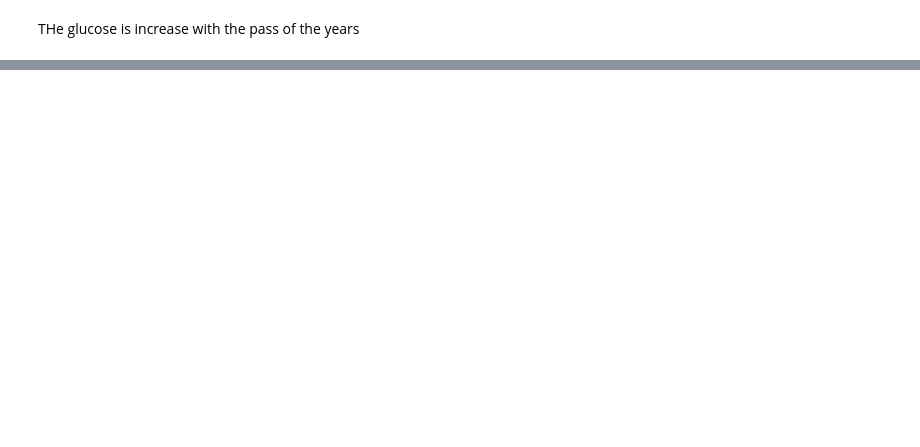
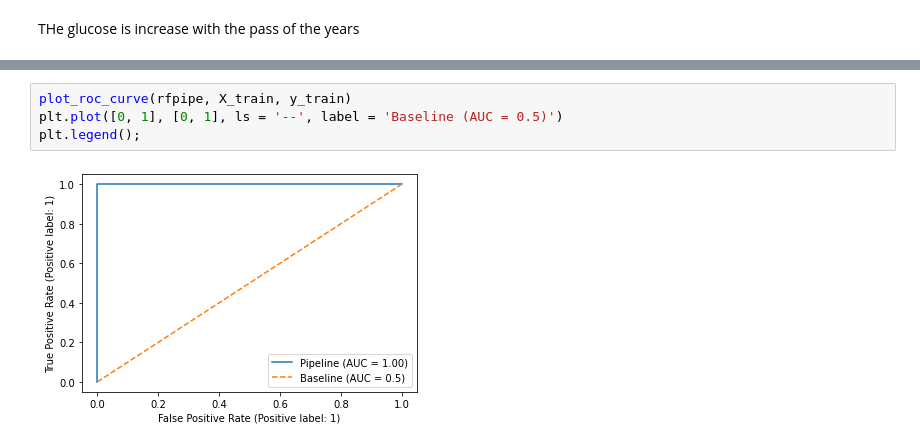
Before and after one commit to ragedharb16/sales-predictions, a Jupyter notebook: projects_2.ipynb, the cells around one changed output, grey strips where cells are left out. Drawn from its saved outputs; the diff is of its cells as text; blank space fills up the shorter version.

```diff
--- a/projects_2.ipynb
+++ b/projects_2.ipynb
@@ -257,0 +433,6 @@ THe glucose is increase with the pass of the years
+# %%
+plot_roc_curve(rfpipe, X_train, y_train)
+plt.plot([0, 1], [0, 1], ls = '--', label = 'Baseline (AUC = 0.5)')
+plt.legend();
+# %% [output]
+[figure, added]
```
Also changed, not shown: parts of 43 cells of this notebook.
